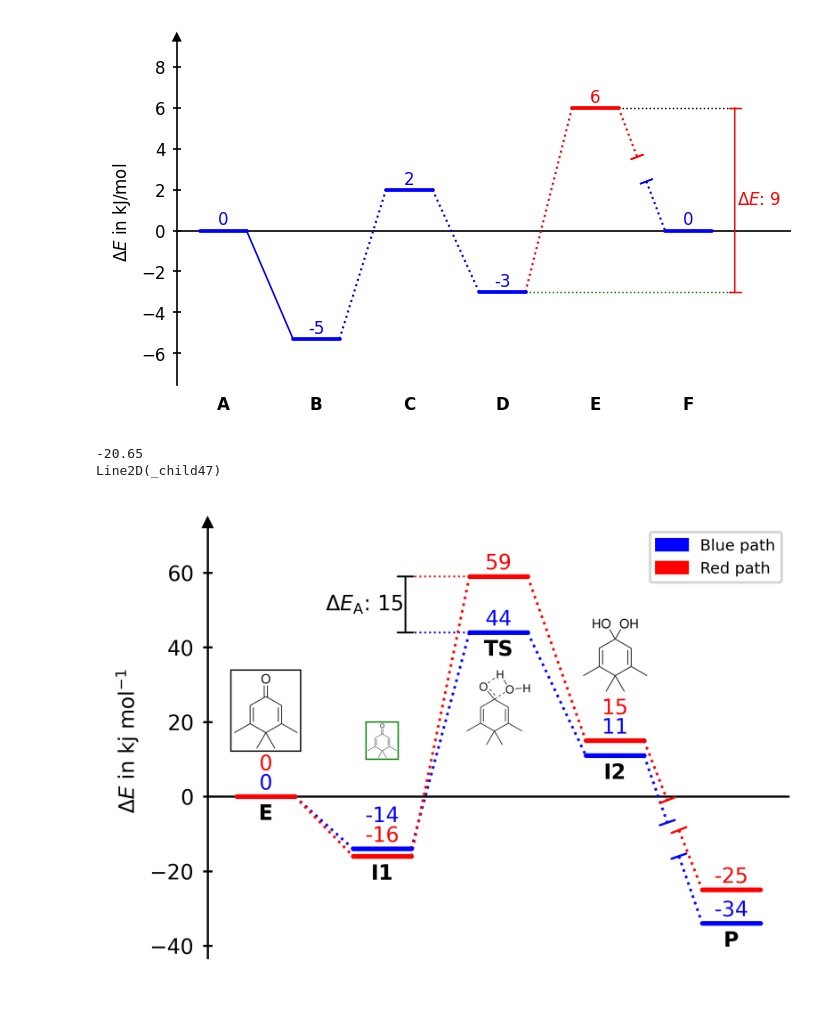
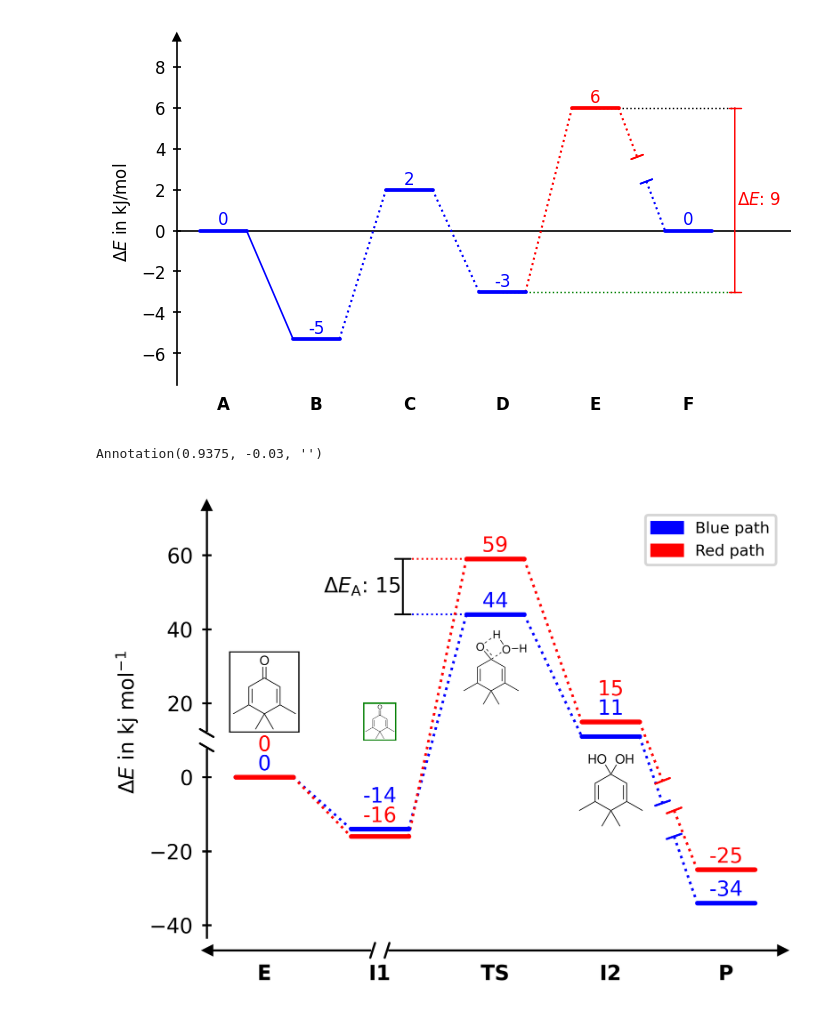
Before and after one commit to Tonner-Zech-Group/chem-diagrams, a Jupyter notebook: examples/test_use.ipynb, the cells around one changed output. Cells and saved outputs as stored; diff of their text form; code cells hidden in the pictures.

Commit message:
Add axis break method

```diff
--- a/examples/test_use.ipynb
+++ b/examples/test_use.ipynb
@@ -159,8 +152,23 @@ y_data_2 = [0,-16,59,15,-25]
 # %%
+from chemdiagrams import EnergyDiagram
+import os
+
+x = [0,1,2,3,4]
+y_data_1 = [0,-14,44,11,-34]
+y_data_2 = [0,-16,59,15,-25]
+
+
 dia = EnergyDiagram(
-    style="open",
+    style="twosided",
     dpi=600,
     )
+
+dia.add_xaxis_break(1, gap_scale=1, stopper_scale=1, angle=-30)
+
+dia.add_yaxis_break(10)
+
+
+
 
 dia.draw_path(
     x, y_data_1, "blue",
@@ -169,12 +177,17 @@ dia.draw_path(
 
 )
 
+
+
+
 dia.draw_path(
     x, y_data_2, "red",
     path_name="Red path",
     linetypes=[1,1,1,-1],
 
 )
+
+
 
 dia.draw_difference_bar(
     1.2, (y_data_1[2], y_data_2[2]),
@@ -184,46 +197,60 @@ dia.draw_difference_bar(
     whiskercolor="red"
 )
 
+
 dia.bars[0].whisker_1.set_color("blue")
 
-dia.set_xlabels(["E", "I1", "TS", "I2", "P"], in_plot=True)
+
+dia.set_xlabels(["E", "I1", "TS", "I2", "P"])
 dia.legend(fontsize=6)
 dia.ax.set_ylabel(r"$\Delta E$ in kj mol$^{-1}$", fontsize=8)
+
 
 penguin = os.path.join("figures", "penguin.png")
 penguin_TS = os.path.join("figures", "penguin_TS.png")
 penguin_II = os.path.join("figures", "penguin_2.png")
-print(dia.ax_objects.x_labels["1.0"].get_position()[1])
+
+
 
 
 dia.add_image_series_in_plot(
     [penguin, penguin_TS, penguin_II],
     img_x_places=[0,2,3],
     y_offsets=[0,0,0],
     img_series_name="1",
     framed=[True, False, False],
     frame_colors=["black", "", ""],
     y_placement="auto"
 )
 
 dia.add_numbers_auto(fontsize=8)
 
 dia.add_image_in_plot(
     penguin,
     (1, 10),
     vertical_alignment="bottom",
     height=10,
     framed=True,
     frame_color="green"
 )
 
+margins = dia._layout_manager.adjust_xy_limits(
+    dia._path_manager.path_data
+)
+figsize = dia._layout_manager.scale_figure(
+    dia._path_manager.path_data
+)
 
-print(dia.images["1"]["0.0"].borders["bottom"])
+dia._style_manager.reset_axis_breaks(
+    margins, figsize
+)
 
-dia.fig.savefig("test.png", format="png")
-dia.fig.savefig("test.svg", format="svg")
+print(ann := dia.ax_objects.xaxis_breaks["1.0"].stopper_1)
+
+
+
+
 dia.show()
 # %% [output]
--20.65
-Line2D(_child47)
+Annotation(0.9375, -0.03, '')
-[figure, old version]
+[figure, new version]
```
Also changed, not shown: parts of 1 cell of this notebook, 7 other files.
